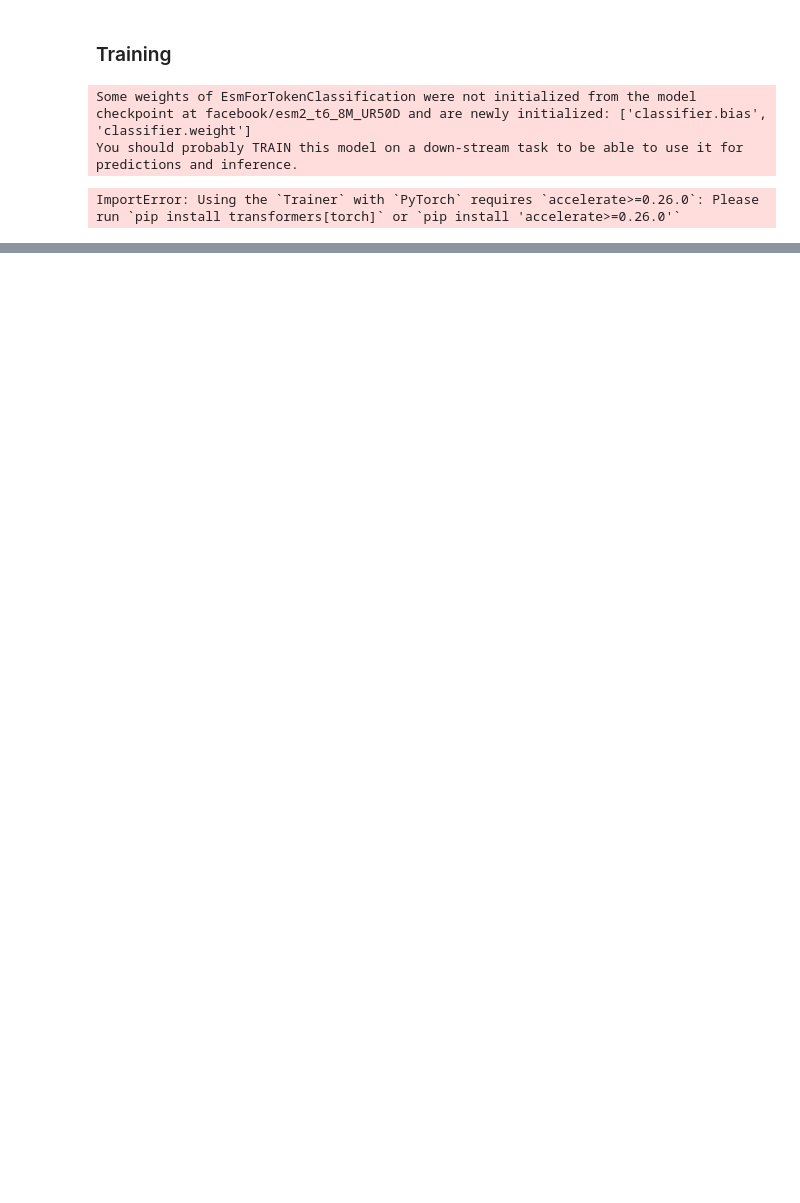
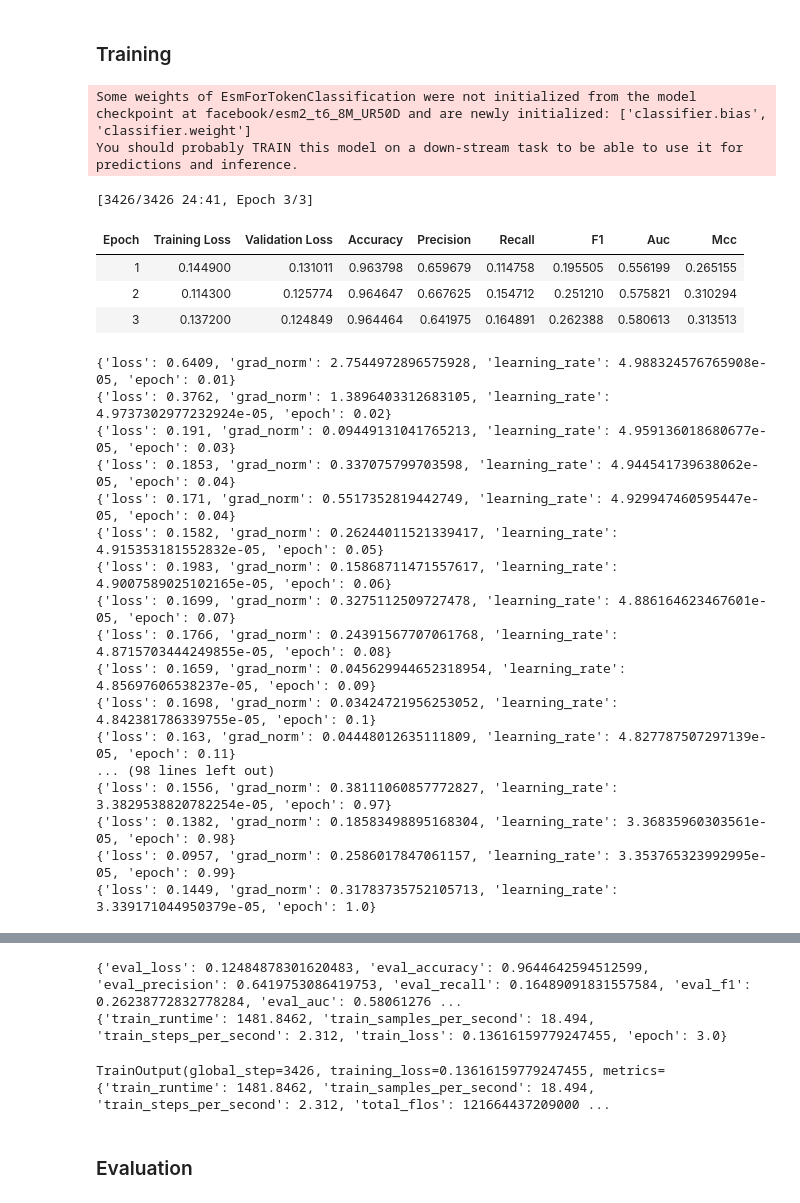
Before and after one commit to MarkusKhoa/protein-project, a Jupyter notebook: baseline_ESM.ipynb, the cells around one changed output, grey strips where cells are left out. Cells and saved outputs as stored; diff of their text form; code cells hidden in the pictures; blank space fills up the shorter version.

Commit message:
Update requirements and baseline pipeline

```diff
--- a/baseline_ESM.ipynb
+++ b/baseline_ESM.ipynb
@@ -276,25 +358,24 @@ timestamp = datetime.now().strftime('%Y-%m-%d_%H-%M-%S')
 
 model = AutoModelForTokenClassification.from_pretrained("facebook/esm2_t6_8M_UR50D", num_labels=2)
 training_args = TrainingArguments(
-    output_dir=f"data/trained_models/esm2_t6_8M-binding-sites_{timestamp}",
-    seed=42,
+    output_dir=f"/content/drive/MyDrive/Deep learning models/data/trained_models/esm2_t6_8M-binding-sites_{timestamp}",
+    seed = 42,
     num_train_epochs = 3,
     eval_strategy="epoch",
     save_strategy="epoch",
     load_best_model_at_end=True,
-    metric_for_best_model="f1",
+    metric_for_best_model="eval_mcc",
     greater_is_better=True,
-    logging_dir=f"data/trained_models/esm2_t6_8M-binding-sites_{timestamp}",
+    logging_dir=f"/content/drive/MyDrive/Deep learning models/data/trained_models/esm2_t6_8M-binding-sites_{timestamp}",
     logging_strategy="steps",
     logging_steps=10,
     save_total_limit=5,
-    fp16=True,
-    report_to="none"  # Disable wandb
+    bf16 = True,
+    report_to="none" # Disable Wandb
 )
 # %% [output]
 Some weights of EsmForTokenClassification were not initialized from the model checkpoint at facebook/esm2_t6_8M_UR50D and are newly initialized: ['classifier.bias', 'classifier.weight']
 You should probably TRAIN this model on a down-stream task to be able to use it for predictions and inference.
-ImportError: Using the `Trainer` with `PyTorch` requires `accelerate>=0.26.0`: Please run `pip install transformers[torch]` or `pip install 'accelerate>=0.26.0'`
 # %%
 trainer = Trainer(
     model=model,
@@ -303,6 +384,33 @@ trainer = Trainer(
     eval_dataset=test_dataset,
     compute_metrics=compute_metrics_train,
     tokenizer=tokenizer,
-    data_collator=DataCollatorForTokenClassification(tokenizer=tokenizer)
-
+    data_collator=DataCollatorForTokenClassification(tokenizer=tokenizer),
+    callbacks=[
+        ProgressCallback()
+    ]
 )
+# %%
+trainer.train()
+# %% [output]
+[3426/3426 24:41, Epoch 3/3]
+| Epoch | Training Loss | Validation Loss | Accuracy | Precision | Recall | F1 | Auc | Mcc |
+| 1 | 0.144900 | 0.131011 | 0.963798 | 0.659679 | 0.114758 | 0.195505 | 0.556199 | 0.265155 |
+| 2 | 0.114300 | 0.125774 | 0.964647 | 0.667625 | 0.154712 | 0.251210 | 0.575821 | 0.310294 |
+| 3 | 0.137200 | 0.124849 | 0.964464 | 0.641975 | 0.164891 | 0.262388 | 0.580613 | 0.313513 |
+{'loss': 0.6409, 'grad_norm': 2.7544972896575928, 'learning_rate': 4.988324576765908e-05, 'epoch': 0.01}
+{'loss': 0.3762, 'grad_norm': 1.3896403312683105, 'learning_rate': 4.9737302977232924e-05, 'epoch': 0.02}
+{'loss': 0.191, 'grad_norm': 0.09449131041765213, 'learning_rate': 4.959136018680677e-05, 'epoch': 0.03}
+{'loss': 0.1853, 'grad_norm': 0.337075799703598, 'learning_rate': 4.944541739638062e-05, 'epoch': 0.04}
+{'loss': 0.171, 'grad_norm': 0.5517352819442749, 'learning_rate': 4.929947460595447e-05, 'epoch': 0.04}
+{'loss': 0.1582, 'grad_norm': 0.26244011521339417, 'learning_rate': 4.915353181552832e-05, 'epoch': 0.05}
+{'loss': 0.1983, 'grad_norm': 0.15868711471557617, 'learning_rate': 4.9007589025102165e-05, 'epoch': 0.06}
+{'loss': 0.1699, 'grad_norm': 0.3275112509727478, 'learning_rate': 4.886164623467601e-05, 'epoch': 0.07}
+{'loss': 0.1766, 'grad_norm': 0.24391567707061768, 'learning_rate': 4.8715703444249855e-05, 'epoch': 0.08}
+{'loss': 0.1659, 'grad_norm': 0.045629944652318954, 'learning_rate': 4.85697606538237e-05, 'epoch': 0.09}
+{'loss': 0.1698, 'grad_norm': 0.03424721956253052, 'learning_rate': 4.842381786339755e-05, 'epoch': 0.1}
+{'loss': 0.163, 'grad_norm': 0.04448012635111809, 'learning_rate': 4.827787507297139e-05, 'epoch': 0.11}
+... (98 lines left out)
+{'loss': 0.1556, 'grad_norm': 0.38111060857772827, 'learning_rate': 3.3829538820782254e-05, 'epoch': 0.97}
+{'loss': 0.1382, 'grad_norm': 0.18583498895168304, 'learning_rate': 3.36835960303561e-05, 'epoch': 0.98}
+{'loss': 0.0957, 'grad_norm': 0.2586017847061157, 'learning_rate': 3.353765323992995e-05, 'epoch': 0.99}
+{'loss': 0.1449, 'grad_norm': 0.31783735752105713, 'learning_rate': 3.339171044950379e-05, 'epoch': 1.0}
@@ -308,0 +451,5 @@ trainer = Trainer(
+{'eval_loss': 0.12484878301620483, 'eval_accuracy': 0.9644642594512599, 'eval_precision': 0.6419753086419753, 'eval_recall': 0.16489091831557584, 'eval_f1': 0.26238772832778284, 'eval_auc': 0.58061276 ...
+{'train_runtime': 1481.8462, 'train_samples_per_second': 18.494, 'train_steps_per_second': 2.312, 'train_loss': 0.13616159779247455, 'epoch': 3.0}
+TrainOutput(global_step=3426, training_loss=0.13616159779247455, metrics={'train_runtime': 1481.8462, 'train_samples_per_second': 18.494, 'train_steps_per_second': 2.312, 'total_flos': 121664437209000 ...
+# %% [markdown]
+### Evaluation
```
Also changed, not shown: parts of 27 cells of this notebook, 2 other files.
